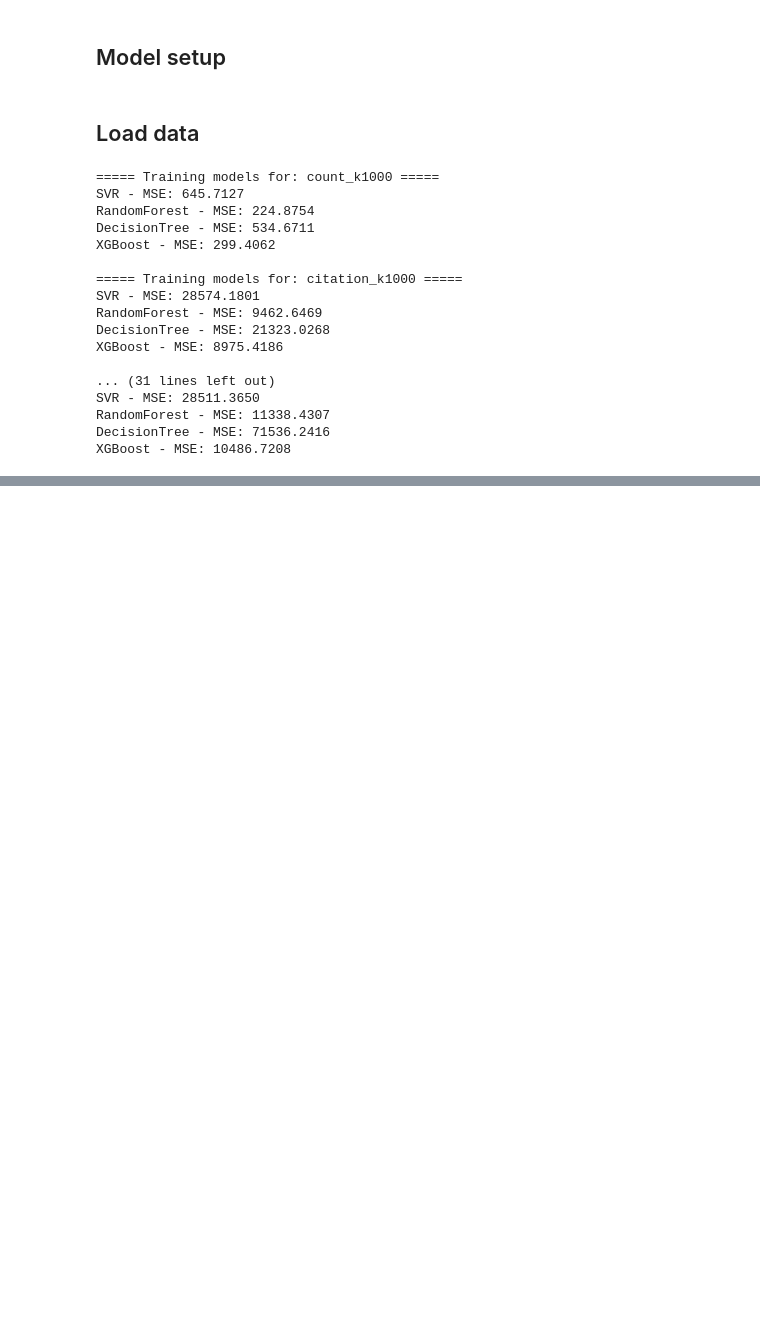
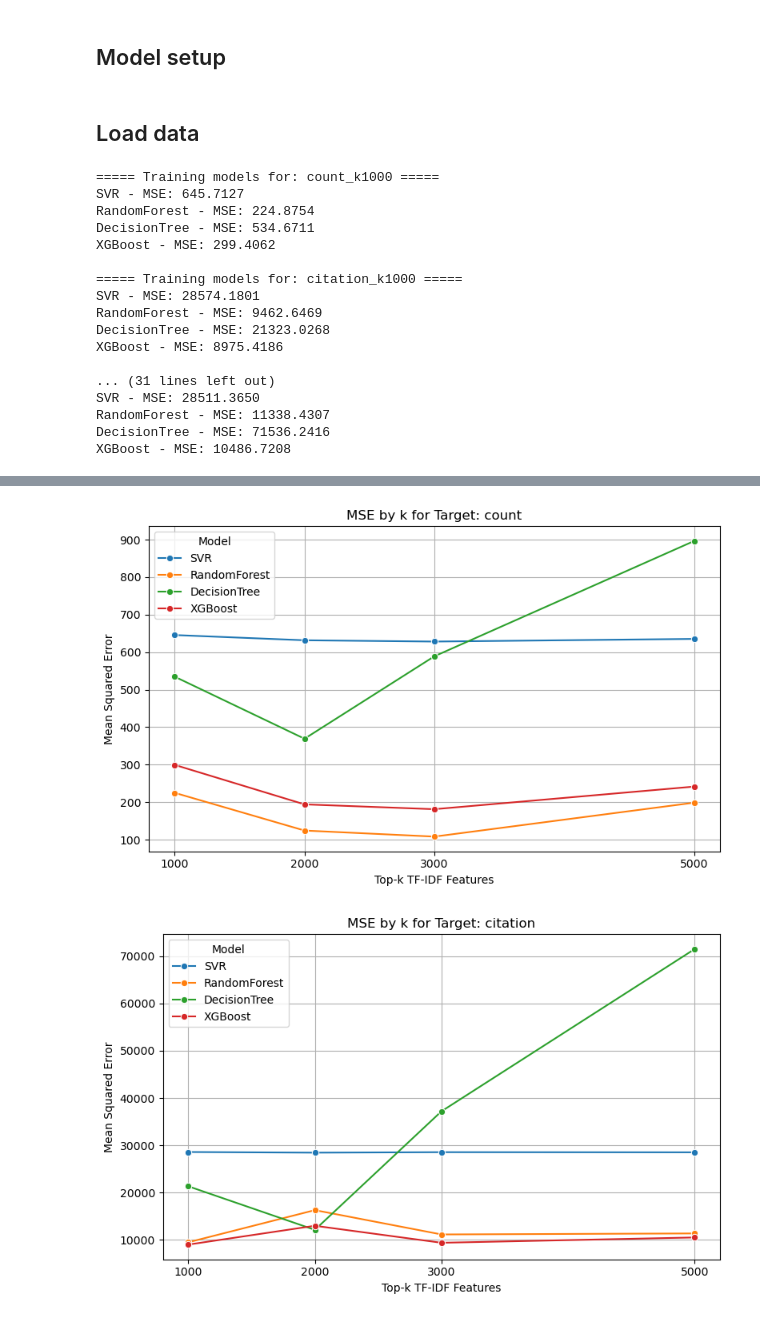
Before and after one commit to 10youting01/Green-innovation, a Jupyter notebook: green_innovation_predcition/model/baseline_model.ipynb, the cells around one changed output, grey strips where cells are left out. Saved outputs shown, nothing was run; the diff lists cells and outputs as text; code cells hidden in the pictures; blank space fills up the shorter version.

```diff
--- a/green_innovation_predcition/model/baseline_model.ipynb
+++ b/green_innovation_predcition/model/baseline_model.ipynb
@@ -82,0 +122,21 @@ print("✅ 所有模型訓練與評估完成，結果已儲存。")
+# %%
+# 分解 target 為 type 與 k
+results_df[['type', 'k']] = results_df['target'].str.extract(r'(\w+)_k(\d+)')
+results_df['k'] = results_df['k'].astype(int)
+
+# 繪圖：同一 target type 不同 k 值的變化趨勢
+for target_type in results_df['type'].unique():
+    plt.figure(figsize=(8, 5))
+    subset = results_df[results_df['type'] == target_type]
+    sns.lineplot(data=subset, x='k', y='MSE', hue='model', marker='o')
+    plt.title(f"MSE by k for Target: {target_type}")
+    plt.xlabel("Top-k TF-IDF Features")
+    plt.ylabel("Mean Squared Error")
+    plt.xticks(sorted(results_df['k'].unique()))
+    plt.legend(title="Model")
+    plt.grid(True)
+    plt.tight_layout()
+    plt.show()
+# %% [output]
+[figure, added]
+[figure, added]
```
Also changed, not shown: parts of 5 cells of this notebook.
